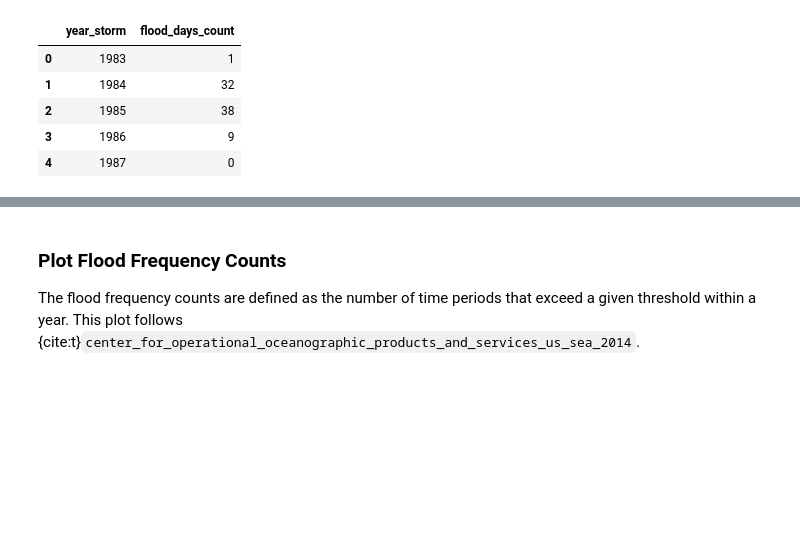
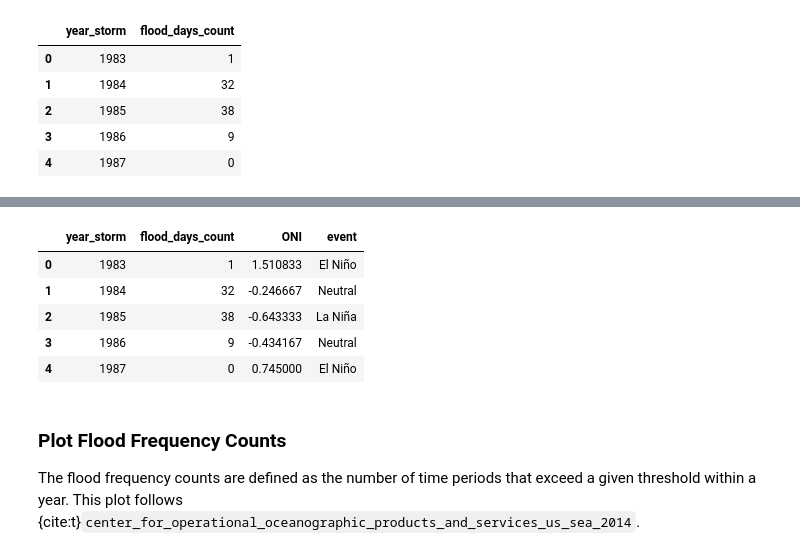
Before and after one commit to lauracagigal/CC_indicators, a Jupyter notebook: notebooks_historical/ocean/1_sea_level/a_sea_level_ff.ipynb, the cells around one changed output, grey strips where cells are left out. Cells and saved outputs as stored; diff of their text form; code cells hidden in the pictures; blank space fills up the shorter version.

```diff
--- a/notebooks_historical/ocean/1_sea_level/a_sea_level_ff.ipynb
+++ b/notebooks_historical/ocean/1_sea_level/a_sea_level_ff.ipynb
@@ -399,3 +399,38 @@ oni_year = oni.groupby('year_storm').mean()
 
 # merge the oni values with the flood_days_per_year dataframe
 flood_days_per_year = flood_days_per_year.merge(oni_year, on='year_storm', how='left')
+# %%
+def detect_enso_events(oni_df):
+    """
+    Detects El Niño and La Niña events within a storm year based on the ONI index.
+    An El Niño event is defined as having 5 consecutive months with ONI > 0.5.
+    A La Niña event is defined as having 5 consecutive months with ONI < -0.5.
+
+    Parameters:
+    oni_df (pd.DataFrame): DataFrame containing the ONI index with a datetime index.
+
+    Returns:
+    pd.DataFrame: DataFrame with columns 'year_storm' and 'event' indicating the type of event ('El Niño', 'La Niña', or 'Neutral').
+    """
+    oni_df['event'] = 'Neutral'
+    oni_df['year_storm'] = oni_df.index.year
+    oni_df.loc[oni_df.index.month > 4, 'year_storm'] += 1
+
+    for year in oni_df['year_storm'].unique():
+        yearly_data = oni_df[oni_df['year_storm'] == year]['ONI']
+        for i in range(len(yearly_data) - 4):
+            if all(yearly_data.iloc[i:i+5] > 0.5):
+                oni_df.loc[oni_df['year_storm'] == year, 'event'] = 'El Niño'
+                break
+            elif all(yearly_data.iloc[i:i+5] < -0.5):
+                oni_df.loc[oni_df['year_storm'] == year, 'event'] = 'La Niña'
+                break
+
+    return oni_df[['year_storm', 'event']].drop_duplicates().reset_index(drop=True)
+
+# Example usage:
+# oni_df = download_oni_index(p_data)  # Assuming this function is already defined and returns a DataFrame with ONI index
+enso_events = detect_enso_events(oni)
+
+# show the first few rows of the enso_events dataframe
+enso_events.head()
@@ -402,3 +444,14 @@ flood_days_per_year = flood_days_per_year.merge(oni_year, on='year_storm', how='
+# %%
+# add enso events to flood_days_per_year
+flood_days_per_year = flood_days_per_year.merge(enso_events, on='year_storm', how='left')
+flood_days_per_year.head()
+# %% [output]
+|  | year_storm | flood_days_count | ONI | event |
+| 0 | 1983 | 1 | 1.510833 | El Niño |
+| 1 | 1984 | 32 | -0.246667 | Neutral |
+| 2 | 1985 | 38 | -0.643333 | La Niña |
+| 3 | 1986 | 9 | -0.434167 | Neutral |
+| 4 | 1987 | 0 | 0.745000 | El Niño |
 # %% [markdown]
 ### Plot Flood Frequency Counts
 
```
Also changed, not shown: parts of 4 cells of this notebook.
